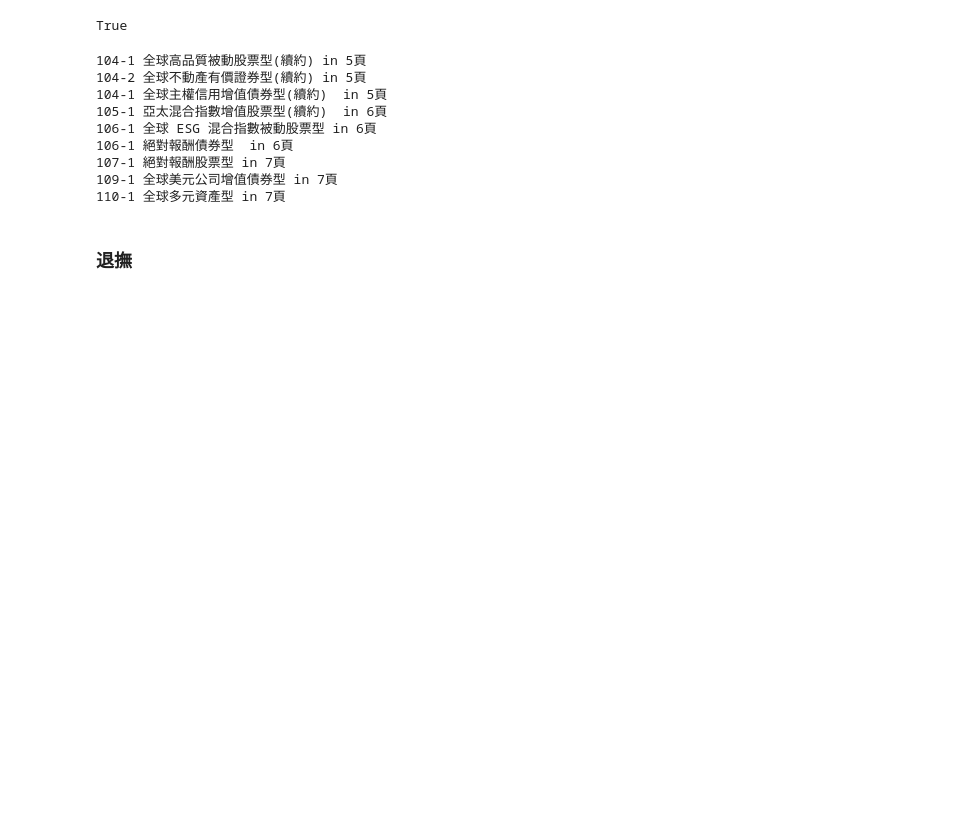
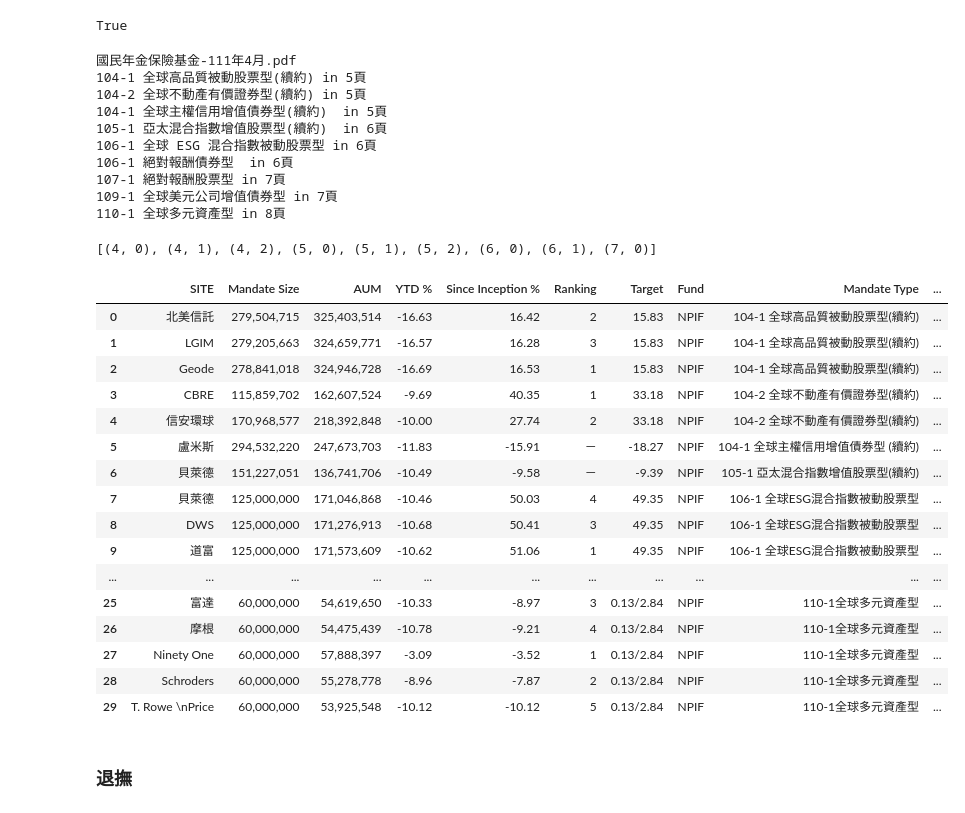
Before and after one commit to andyHSU-DS/Intern_Portfolio, a Jupyter notebook: 政府基金運用情形/Module/PageThree.ipynb, the cells around one changed output. Cells and saved outputs as stored; diff of their text form; code cells hidden in the pictures; blank space fills up the shorter version.

```diff
--- a/政府基金運用情形/Module/PageThree.ipynb
+++ b/政府基金運用情形/Module/PageThree.ipynb
@@ -18,12 +20,12 @@ import warnings
 warnings.filterwarnings('ignore')
 # %%
 PDF_files = []
-input_path = r'../input'
+input_path = r'/Users/andyhsu/Documents/GitHub/Intern_Portfolio/Intern_Portfolio/政府基金運用情形/input'
 for x in os.listdir(input_path):
-    if '.pdf' and '年2月' in x:
+    if '.pdf' and '年4月' in x:
         PDF_files.append(x)
 #這個檔案不要刪除，很重要
-GFI = pd.read_excel(r'../input\202201 政府基金運用資訊 v2.0.xlsx',sheet_name = 'Offshore (Raw data)',skiprows=1)
+GFI = pd.read_excel(r'/Users/andyhsu/Documents/GitHub/Intern_Portfolio/Intern_Portfolio/政府基金運用情形/input/202204政府基金運用資訊 v2.0.xlsx',sheet_name = 'Offshore (Raw data)',skiprows=1)
 # %%
 #勞退新制
 LPF_LIST_ORI = GFI[GFI['Fund']=='LPF']['Mandate Type'].unique()
@@ -38,12 +40,13 @@ PSPF_LIST = GFI[GFI['Fund']=='PSPF']['Mandate Type'].unique()
 # %% [markdown]
 ### LPF LRF
 # %%
-勞退_PDF = pr.open(input_path+'/勞工退休基金-111年2月.pdf')
+勞退_PDF = pr.open(input_path+'/勞工退休基金-111年4月.pdf')
 #從0開始
 #是一個list
 ps              = 勞退_PDF.pages
 #用range配len跑for迴圈
-pg = ps[22]
+pg = ps[23]
 page_text = pg.extract_text()
-print('96 國際平衡型(續約 3)' in page_text)
+print(page_text)
+print('100-1 全球基本面指數被動股票型(續約 2) ' in page_text)
 # %% [output]
@@ -353,7 +417,7 @@ print(len(舊制勞退目標基金的名稱))
 # %% [markdown]
 ### NPIF 國保基金
 # %%
-if '國民年金保險' in PDF_file:
+if '國民年金保險' in PDF_file and '.pdf' in PDF_file:
     國保_PDF = pr.open(input_path+'/'+PDF_file)
 #從0開始
 #是一個list
@@ -368,7 +432,8 @@ NPIF_LIST = []
 國保目標基金的名稱   = []
 NPIF_FUND_NAMES    = []
 for PDF_file in PDF_files:
-    if '國民年金保險' in PDF_file:
+    if '國民年金保險' in PDF_file and '.pdf' in PDF_file:
+        print(PDF_file)
         國保_PDF = pr.open(input_path+'/'+PDF_file)
         #從0開始
         #是一個list
@@ -456,6 +521,7 @@ for PDF_file in PDF_files:
                 NPIF_table_name_index += 0
         NPIF.reset_index(drop=True,inplace=True)
 # %% [output]
+國民年金保險基金-111年4月.pdf
 104-1 全球高品質被動股票型(續約) in 5頁
 104-2 全球不動產有價證券型(續約) in 5頁
 104-1 全球主權信用增值債券型(續約)  in 5頁
@@ -464,7 +530,31 @@ for PDF_file in PDF_files:
 106-1 絕對報酬債券型  in 6頁
 107-1 絕對報酬股票型 in 7頁
 109-1 全球美元公司增值債券型 in 7頁
-110-1 全球多元資產型 in 7頁
+110-1 全球多元資產型 in 8頁
+# %%
+有國保目標基金的頁數
+# %% [output]
+[(4, 0), (4, 1), (4, 2), (5, 0), (5, 1), (5, 2), (6, 0), (6, 1), (7, 0)]
+# %%
+NPIF
+# %% [output]
+|  | SITE | Mandate Size | AUM | YTD % | Since Inception % | Ranking | Target | Fund | Mandate Type | ... |
+| 0 | 北美信託 | 279,504,715 | 325,403,514 | -16.63 | 16.42 | 2 | 15.83 | NPIF | 104-1 全球高品質被動股票型(續約) | ... |
+| 1 | LGIM | 279,205,663 | 324,659,771 | -16.57 | 16.28 | 3 | 15.83 | NPIF | 104-1 全球高品質被動股票型(續約) | ... |
+| 2 | Geode | 278,841,018 | 324,946,728 | -16.69 | 16.53 | 1 | 15.83 | NPIF | 104-1 全球高品質被動股票型(續約) | ... |
+| 3 | CBRE | 115,859,702 | 162,607,524 | -9.69 | 40.35 | 1 | 33.18 | NPIF | 104-2 全球不動產有價證券型(續約) | ... |
+| 4 | 信安環球 | 170,968,577 | 218,392,848 | -10.00 | 27.74 | 2 | 33.18 | NPIF | 104-2 全球不動產有價證券型(續約) | ... |
+| 5 | 盧米斯 | 294,532,220 | 247,673,703 | -11.83 | -15.91 | － | -18.27 | NPIF | 104-1 全球主權信用增值債券型 (續約) | ... |
+| 6 | 貝萊德 | 151,227,051 | 136,741,706 | -10.49 | -9.58 | － | -9.39 | NPIF | 105-1 亞太混合指數增值股票型(續約) | ... |
+| 7 | 貝萊德 | 125,000,000 | 171,046,868 | -10.46 | 50.03 | 4 | 49.35 | NPIF | 106-1 全球ESG混合指數被動股票型 | ... |
+| 8 | DWS | 125,000,000 | 171,276,913 | -10.68 | 50.41 | 3 | 49.35 | NPIF | 106-1 全球ESG混合指數被動股票型 | ... |
+| 9 | 道富 | 125,000,000 | 171,573,609 | -10.62 | 51.06 | 1 | 49.35 | NPIF | 106-1 全球ESG混合指數被動股票型 | ... |
+| ... | ... | ... | ... | ... | ... | ... | ... | ... | ... | ... |
+| 25 | 富達 | 60,000,000 | 54,619,650 | -10.33 | -8.97 | 3 | 0.13/2.84 | NPIF | 110-1全球多元資產型 | ... |
+| 26 | 摩根 | 60,000,000 | 54,475,439 | -10.78 | -9.21 | 4 | 0.13/2.84 | NPIF | 110-1全球多元資產型 | ... |
+| 27 | Ninety One | 60,000,000 | 57,888,397 | -3.09 | -3.52 | 1 | 0.13/2.84 | NPIF | 110-1全球多元資產型 | ... |
+| 28 | Schroders | 60,000,000 | 55,278,778 | -8.96 | -7.87 | 2 | 0.13/2.84 | NPIF | 110-1全球多元資產型 | ... |
+| 29 | T. Rowe \nPrice | 60,000,000 | 53,925,548 | -10.12 | -10.12 | 5 | 0.13/2.84 | NPIF | 110-1全球多元資產型 | ... |
 # %% [markdown]
 ### 退撫
 # %%
```
Also changed, not shown: parts of 15 cells of this notebook, 28 other files.
